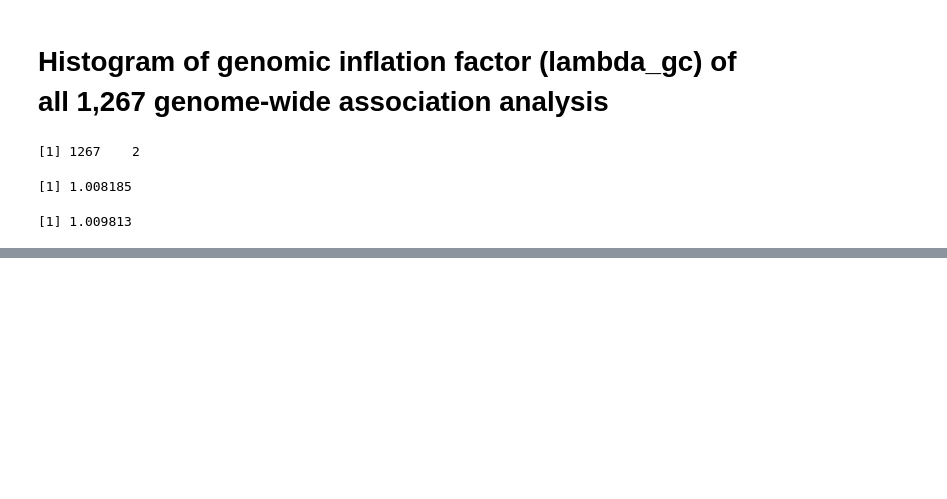
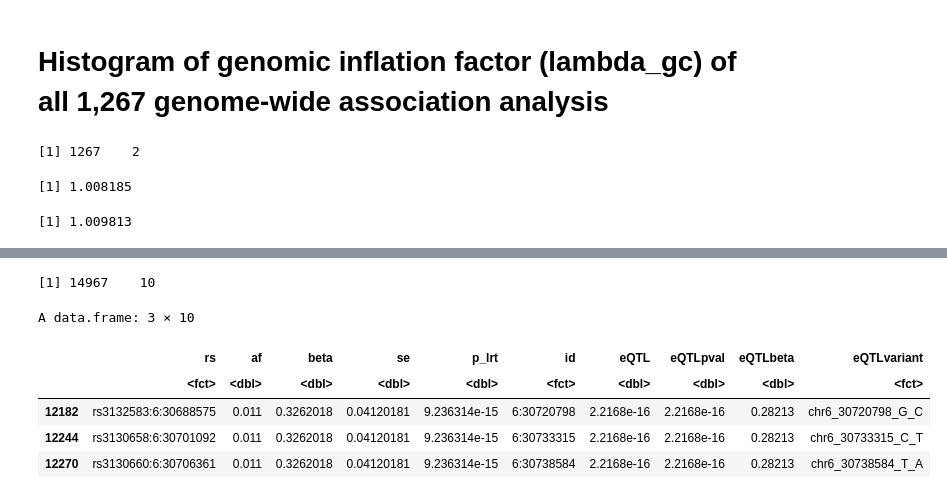
Before and after one commit to yang-luo-lab/TB-g2g, a Jupyter notebook: scripts/Supplementary_Figures.ipynb, the cells around one changed output, grey strips where cells are left out. Saved outputs shown, nothing was run; the diff lists cells and outputs as text; code cells hidden in the pictures; blank space fills up the shorter version.

```diff
--- a/scripts/Supplementary_Figures.ipynb
+++ b/scripts/Supplementary_Figures.ipynb
@@ -53,0 +122,23 @@ Warning message:
+# %%
+# read in gwas and eQTL summary stats
+gwas <- read.table("../data/MHCimp.97.assoc.txt.gz",h=T)
+eQTL <- read.table("../data/GTEx_v8_lung_eQTL_summary_stats.txt.gz",h=T)
+
+gwas$eQTL <- eQTL[match(gwas$id,eQTL$id),]$pvalue
+gwas$eQTLpval <- eQTL[match(gwas$id,eQTL$id),]$pvalue # check position and allele consistency
+gwas$eQTLbeta <- eQTL[match(gwas$id,eQTL$id),]$beta # check position and allele consistency
+
+gwas$eQTLvariant <- eQTL[match(gwas$id,eQTL$id),]$variant
+
+df <- na.omit(gwas) # only plotting overlap variants between two datasets
+
+dim(df)
+df[df$p_lrt==min(df$p_lrt),]
+# %% [output]
+[1] 14967    10
+A data.frame: 3 × 10
+|  | rs | af | beta | se | p_lrt | id | eQTL | eQTLpval | eQTLbeta | eQTLvariant |
+|  | <fct> | <dbl> | <dbl> | <dbl> | <dbl> | <fct> | <dbl> | <dbl> | <dbl> | <fct> |
+| 12182 | rs3132583:6:30688575 | 0.011 | 0.3262018 | 0.04120181 | 9.236314e-15 | 6:30720798 | 2.2168e-16 | 2.2168e-16 | 0.28213 | chr6_30720798_G_C |
+| 12244 | rs3130658:6:30701092 | 0.011 | 0.3262018 | 0.04120181 | 9.236314e-15 | 6:30733315 | 2.2168e-16 | 2.2168e-16 | 0.28213 | chr6_30733315_C_T |
+| 12270 | rs3130660:6:30706361 | 0.011 | 0.3262018 | 0.04120181 | 9.236314e-15 | 6:30738584 | 2.2168e-16 | 2.2168e-16 | 0.28213 | chr6_30738584_T_A |
```
Also changed, not shown: parts of 8 cells of this notebook, 9 other files.
